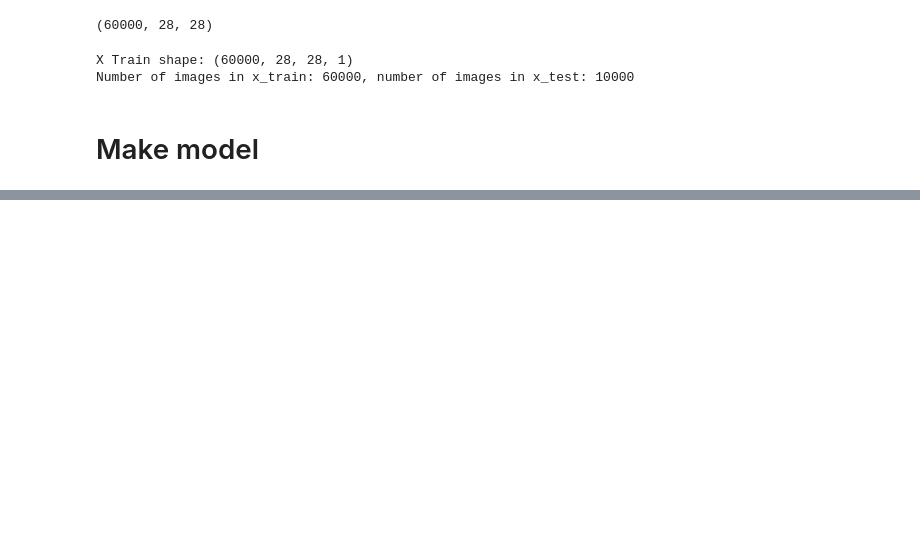
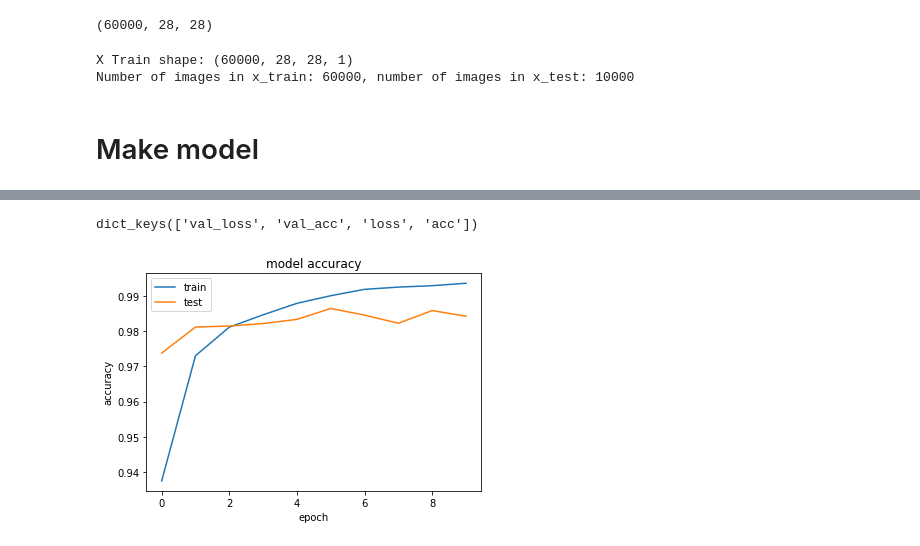
Before and after one commit to erixerns/keras-mnist-cnn, a Jupyter notebook: tensorflowCNN.ipynb, the cells around one changed output, grey strips where cells are left out. Cells and saved outputs as stored; diff of their text form; code cells hidden in the pictures; blank space fills up the shorter version.

Commit message:
Added Viz Plots

```diff
--- a/tensorflowCNN.ipynb
+++ b/tensorflowCNN.ipynb
@@ -58,5 +57,5 @@ model.add(Dense(10, activation=tf.nn.softmax))
 
 
 model.compile(optimizer='adam', loss='sparse_categorical_crossentropy', metrics=['accuracy'])
-model.fit(x=x_train, y=y_train, epochs=10)
+history = model.fit(x=x_train, y=y_train, validation_data=(x_test, y_test), epochs=10)
 # %% [output]
@@ -83,0 +79,14 @@ Epoch 10/10
+# %%
+history.history.keys()
+# %% [output]
+dict_keys(['val_loss', 'val_acc', 'loss', 'acc'])
+# %%
+plt.plot(history.history['acc'])
+plt.plot(history.history['val_acc'])
+plt.title('model accuracy')
+plt.ylabel('accuracy')
+plt.xlabel('epoch')
+plt.legend(['train', 'test'], loc='upper left')
+plt.show()
+# %% [output]
+[figure, added]
```
Also changed, not shown: parts of 4 cells of this notebook.
